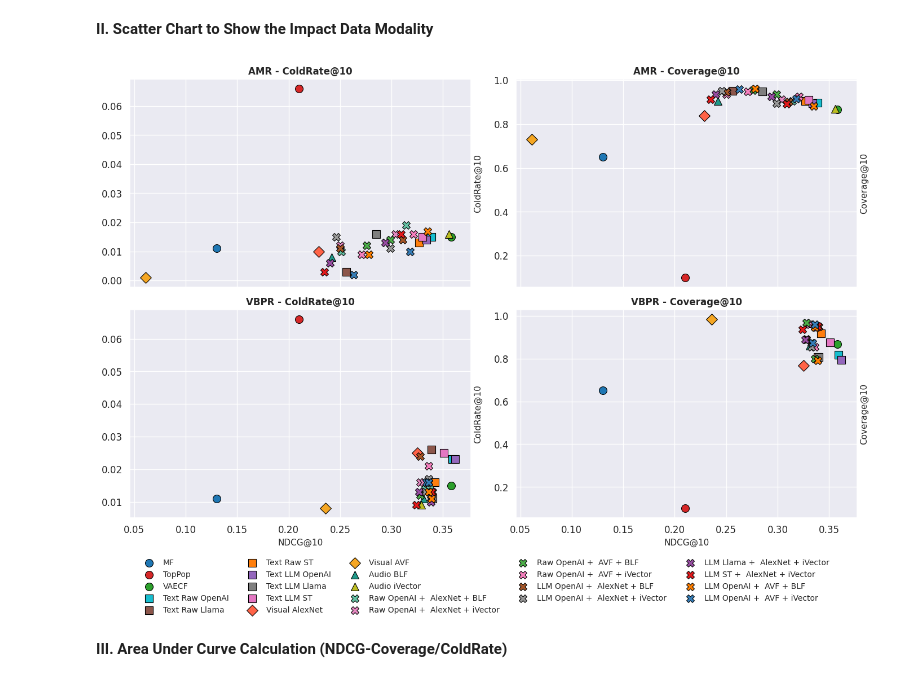
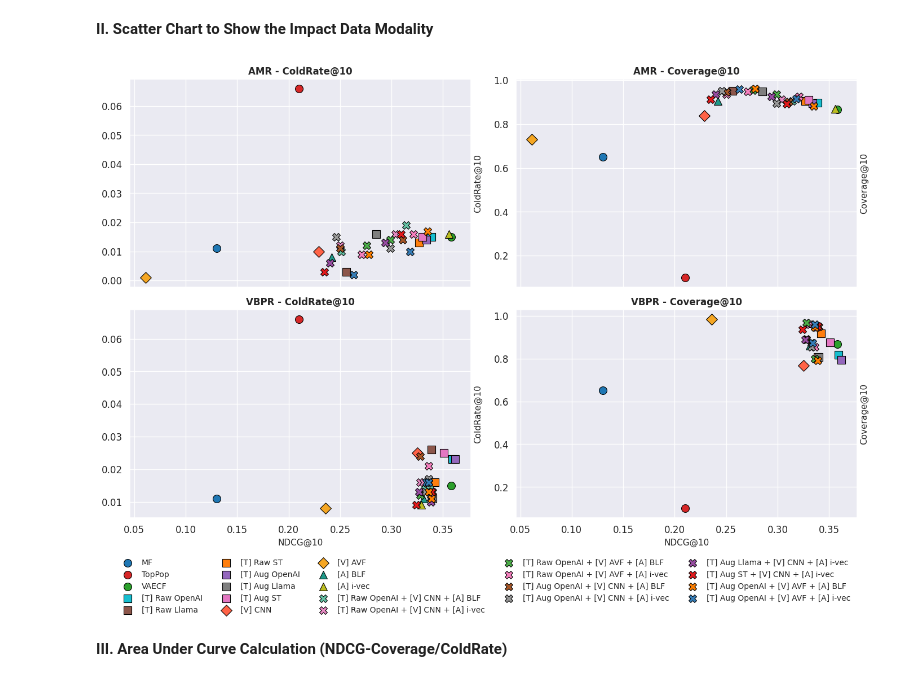
Before and after one commit to RecSys-lab/ViLLA-MMBench, a Jupyter notebook: visualization_of_results.ipynb, the cells around one changed output. Saved outputs shown, nothing was run; the diff lists cells and outputs as text; code cells hidden in the pictures.

```diff
--- a/visualization_of_results.ipynb
+++ b/visualization_of_results.ipynb
@@ -129,17 +129,20 @@ evalDf_copy.loc[evalDf_copy['Model'].isin(['MF', 'TopPop', 'VAECF']), 'Data'] =
 # Improved DF cells
 evalDf_copy = evalDf_copy.rename(columns={'ColdRate10': 'ColdRate@10', 'NDCG10': 'NDCG@10', 'Coverage10': 'Coverage@10'})
 evalDf_copy['Data'] = evalDf_copy['Data'].str.replace('-', ' ', regex=False)
-evalDf_copy['Data'] = evalDf_copy['Data'].str.replace('Text raw', 'Text Raw ', regex=False)
-evalDf_copy['Data'] = evalDf_copy['Data'].str.replace('Text llm', 'Text LLM ', regex=False)
-evalDf_copy['Data'] = evalDf_copy['Data'].str.replace('CNN', 'AlexNet', regex=False)
-evalDf_copy['Data'] = evalDf_copy['Data'].str.replace('rawOpenAI', 'Raw OpenAI + ', regex=False)
-evalDf_copy['Data'] = evalDf_copy['Data'].str.replace('llmOpenAI', 'LLM OpenAI + ', regex=False)
-evalDf_copy['Data'] = evalDf_copy['Data'].str.replace('llmLlama', 'LLM Llama + ', regex=False)
-evalDf_copy['Data'] = evalDf_copy['Data'].str.replace('llmST', 'LLM ST + ', regex=False)
-evalDf_copy['Data'] = evalDf_copy['Data'].str.replace('AlexNet BLF', 'AlexNet + BLF', regex=False)
-evalDf_copy['Data'] = evalDf_copy['Data'].str.replace('AlexNet IV', 'AlexNet + iVector', regex=False)
-evalDf_copy['Data'] = evalDf_copy['Data'].str.replace('AVF BLF', 'AVF + BLF', regex=False)
-evalDf_copy['Data'] = evalDf_copy['Data'].str.replace('AVF IV', 'AVF + iVector', regex=False)
+evalDf_copy['Data'] = evalDf_copy['Data'].str.replace('Text raw', '[T] Raw ', regex=False)
+evalDf_copy['Data'] = evalDf_copy['Data'].str.replace('Text llm', '[T] Aug ', regex=False)
+evalDf_copy['Data'] = evalDf_copy['Data'].str.replace('Visual', '[V]', regex=False)
+evalDf_copy['Data'] = evalDf_copy['Data'].str.replace('Audio', '[A]', regex=False)
+evalDf_copy['Data'] = evalDf_copy['Data'].str.replace('[A] iVector', '[A] i-vec', regex=False)
+# evalDf_copy['Data'] = evalDf_copy['Data'].str.replace('CNN', 'AlexNet', regex=False)
+evalDf_copy['Data'] = evalDf_copy['Data'].str.replace('rawOpenAI', '[T] Raw OpenAI +', regex=False)
+evalDf_copy['Data'] = evalDf_copy['Data'].str.replace('llmOpenAI', '[T] Aug OpenAI +', regex=False)
+evalDf_copy['Data'] = evalDf_copy['Data'].str.replace('llmLlama', '[T] Aug Llama +', regex=False)
+evalDf_copy['Data'] = evalDf_copy['Data'].str.replace('llmST', '[T] Aug ST +', regex=False)
+evalDf_copy['Data'] = evalDf_copy['Data'].str.replace('CNN BLF', '[V] CNN + [A] BLF', regex=False)
+evalDf_copy['Data'] = evalDf_copy['Data'].str.replace('CNN IV', '[V] CNN + [A] i-vec', regex=False)
+evalDf_copy['Data'] = evalDf_copy['Data'].str.replace('AVF BLF', '[V] AVF + [A] BLF', regex=False)
+evalDf_copy['Data'] = evalDf_copy['Data'].str.replace('AVF IV', '[V] AVF + [A] i-vec', regex=False)
 
 # Filter the main DF to have only related data for the chart
 coldRateDF_amr = evalDf_copy[evalDf_copy['Model'] != 'VBPR'][['Data', 'NDCG@10', 'ColdRate@10']]
@@ -158,9 +161,9 @@ charts = {
 # Define type-based groups for marker styles
 marker_map = {
     'Baseline': ['MF', 'TopPop', 'VAECF'],
-    'Text': ['Text'],
-    'Audio': ['Audio'],
-    'Visual': ['Visual'],
+    'Text': ['[T]'],
+    'Audio': ['[A]'],
+    'Visual': ['[V]'],
     'Fusion': []  # default fallback
 }
 
@@ -176,7 +179,8 @@ marker_styles = {
 # Function to determine marker type by matching Data string
 def get_marker(data_label):
   for group, keywords in marker_map.items():
-    if any(data_label.startswith(k) for k in keywords):
+    # if any(data_label.startswith(k) for k in keywords):
+    if any(data_label.startswith(k) for k in keywords) and "+" not in data_label:
       return marker_styles[group]
   return marker_styles['Fusion']
 
@@ -199,32 +203,32 @@ palette = {
     'VAECF': '#2ca02c',      # green
 
     # 🟥 Square (Text)
-    'Text Raw ST': '#ff7f0e',        # orange
-    'Text LLM OpenAI': '#9467bd',    # purple
-    'Text Raw Llama': '#8c564b',     # brown
-    'Text LLM ST': '#e377c2',        # pink
-    'Text Raw OpenAI': '#17becf',    # cyan
-    'Text LLM Llama': '#7f7f7f',     # gray
+    '[T] Raw ST': '#ff7f0e',        # orange
+    '[T] Aug OpenAI': '#9467bd',    # purple
+    '[T] Raw Llama': '#8c564b',     # brown
+    '[T] Aug ST': '#e377c2',        # pink
+    '[T] Raw OpenAI': '#17becf',    # cyan
+    '[T] Aug Llama': '#7f7f7f',     # gray
 
     # 🔷 Diamond (Audio)
-    'Audio iVector': '#bcbd22',      # olive green
-    'Audio BLF': '#1f9989',          # teal
+    '[A] i-vec': '#bcbd22',      # olive green
+    '[A] BLF': '#1f9989',          # teal
 
     # 🔺 Triangle (Visual)
-    'Visual AVF': '#f5a623',         # amber
-    'Visual AlexNet': '#ff6347',     # tomato red
+    '[V] AVF': '#f5a623',         # amber
+    '[V] CNN': '#ff6347',     # tomato red
 
     # ❌ Cross (Fusion)
-    'LLM ST +  AlexNet + iVector': '#e41a1c',         # red
-    'LLM OpenAI +  AVF + iVector': '#377eb8',         # blue
-    'Raw OpenAI +  AVF + BLF': '#4daf4a',             # green
-    'LLM Llama +  AlexNet + iVector': '#984ea3',      # purple
-    'LLM OpenAI +  AVF + BLF': '#ff7f00',             # orange
-    'LLM OpenAI +  AlexNet + BLF': '#a65628',         # brown
-    'Raw OpenAI +  AVF + iVector': '#f781bf',         # pink
-    'LLM OpenAI +  AlexNet + iVector': '#999999',     # gray
-    'Raw OpenAI +  AlexNet + BLF': '#66c2a5',         # mint green
-    'Raw OpenAI +  AlexNet + iVector': '#e78ac3'      # light pink
+    '[T] Aug ST + [V] CNN + [A] i-vec': '#e41a1c',         # red
+    '[T] Aug OpenAI + [V] AVF + [A] i-vec': '#377eb8',         # blue
+    '[T] Raw OpenAI + [V] AVF + [A] BLF': '#4daf4a',             # green
+    '[T] Aug Llama + [V] CNN + [A] i-vec': '#984ea3',      # purple
+    '[T] Aug OpenAI + [V] AVF + [A] BLF': '#ff7f00',             # orange
+    '[T] Aug OpenAI + [V] CNN + [A] BLF': '#a65628',         # brown
+    '[T] Raw OpenAI + [V] AVF + [A] i-vec': '#f781bf',         # pink
+    '[T] Aug OpenAI + [V] CNN + [A] i-vec': '#999999',     # gray
+    '[T] Raw OpenAI + [V] CNN + [A] BLF': '#66c2a5',         # mint green
+    '[T] Raw OpenAI + [V] CNN + [A] i-vec': '#e78ac3'      # light pink
 }
 
 # Loop through charts and axes
@@ -249,34 +253,34 @@ for i, (chart, dfPlot) in enumerate(charts.items()):
         s=100,
         marker=marker,
         color=color,
         edgecolor='black'
       )
 
     # scatter = sns.scatterplot(
     #     data=dfPlot, x='NDCG@10', y=valueCol, hue='Data',
     #     s=100, ax=ax, palette=palette, marker='X') # X, D, o, s, ^
 
     ax.set_title(f'{model} - {metric}@10', weight='bold', fontsize=12)
     ax.set_xlabel('NDCG@10', fontsize=11)
     ax.set_ylabel(f'{metric}@10', fontsize=11)
     ax.yaxis.set_label_position("right")
     ax.grid(True)
 
     # Capture legend handles/labels only once
     if i == 0:
       handles, labels = ax.get_legend_handles_labels()
     ax.legend().remove()  # Remove individual legends
 
 # Shared legend at the bottom
 fig.legend(handles, labels, loc='lower center', ncol=5,
     fontsize=10, frameon=False)
 
 plt.tight_layout(rect=[0, 0.05, 1, 1])  # leave space for the legend
 plt.subplots_adjust(bottom=0.18)
 plt.savefig(f'Combined.pdf', dpi=300)
 plt.show()
 # %% [output]
-[figure, old version]
+[figure, new version]
 # %% [markdown]
 **III. Area Under Curve Calculation (NDCG-Coverage/ColdRate)**
 # %%
```
Also changed, not shown: parts of 1 cell of this notebook.
